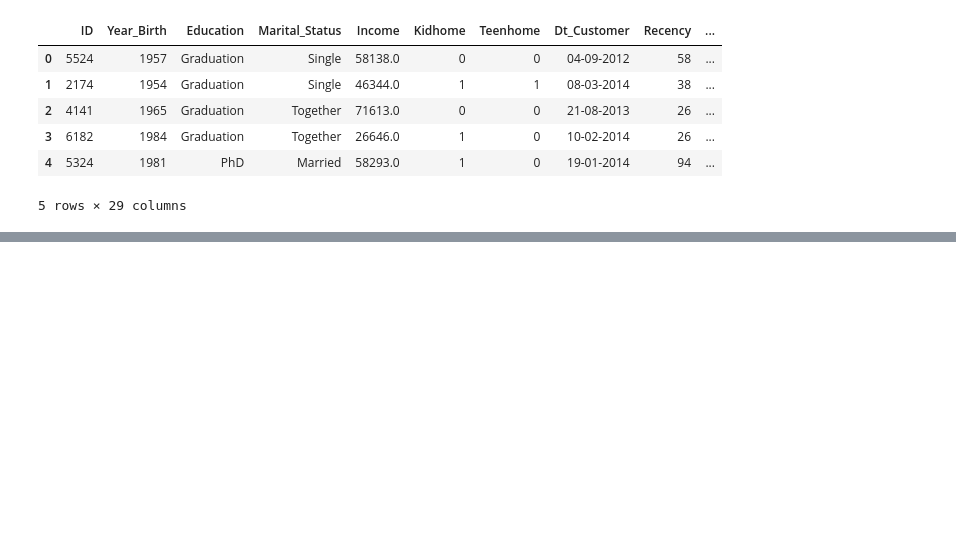
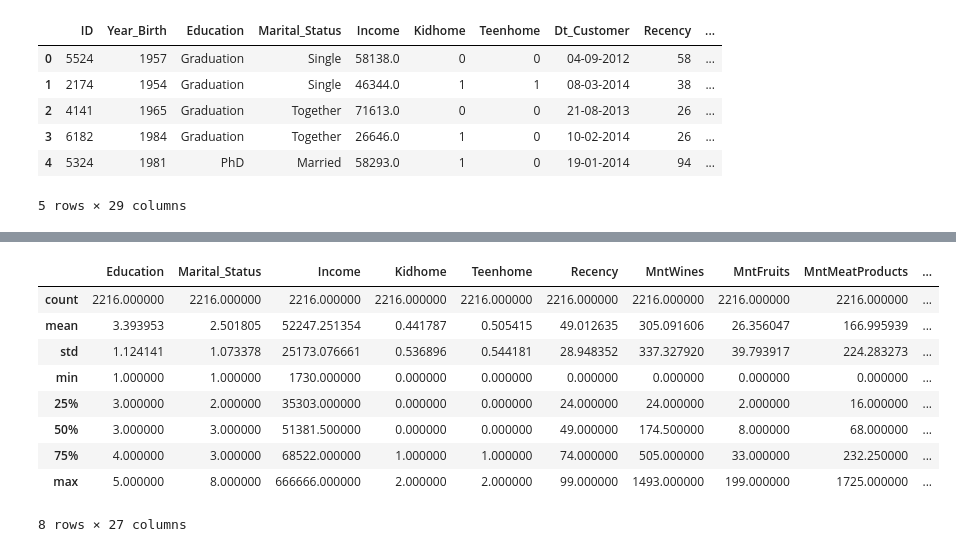
Before and after one commit to Felipepa9/MADSI, a Jupyter notebook: ENTREGA_3_||_NO_SUPERVISADO.ipynb, the cells around one changed output, grey strips where cells are left out. Saved outputs shown, nothing was run; the diff lists cells and outputs as text; code cells hidden in the pictures; blank space fills up the shorter version.

```diff
--- a/ENTREGA_3_||_NO_SUPERVISADO.ipynb
+++ b/ENTREGA_3_||_NO_SUPERVISADO.ipynb
@@ -20,0 +89,5 @@ data.head()
+# %%
+# Calcular la edad de cada usuario y eliminar la columna Year_Birth
+data['Age'] = 2024 - data['Year_Birth']
+# %%
+data.drop(columns=['Year_Birth'], inplace=True)
@@ -20,0 +99,4 @@ data.head()
+# %%
+# Remplazar los valores objeto a numericos
+education_dictionary = {'Graduation': 3, 'PhD': 5, 'Master': 4, 'Basic': 2, '2n Cycle': 1}
+data['Education'] = data['Education'].map(education_dictionary)
@@ -20,0 +109,4 @@ data.head()
+# %%
+Marital_Status_dictionary = {'Single': 1, 'Together': 2, 'Married': 3, 'Divorced': 4, 'Widow': 5,
+                        'Alone': 6, 'Absurd': 7, 'YOLO': 8}
+data['Marital_Status'] = data['Marital_Status'].map(Marital_Status_dictionary)
@@ -20,0 +123,13 @@ data.head()
+# %%
+data.describe()
+# %% [output]
+|  | Education | Marital_Status | Income | Kidhome | Teenhome | Recency | MntWines | MntFruits | MntMeatProducts | ... |
+| count | 2216.000000 | 2216.000000 | 2216.000000 | 2216.000000 | 2216.000000 | 2216.000000 | 2216.000000 | 2216.000000 | 2216.000000 | ... |
+| mean | 3.393953 | 2.501805 | 52247.251354 | 0.441787 | 0.505415 | 49.012635 | 305.091606 | 26.356047 | 166.995939 | ... |
+| std | 1.124141 | 1.073378 | 25173.076661 | 0.536896 | 0.544181 | 28.948352 | 337.327920 | 39.793917 | 224.283273 | ... |
+| min | 1.000000 | 1.000000 | 1730.000000 | 0.000000 | 0.000000 | 0.000000 | 0.000000 | 0.000000 | 0.000000 | ... |
+| 25% | 3.000000 | 2.000000 | 35303.000000 | 0.000000 | 0.000000 | 24.000000 | 24.000000 | 2.000000 | 16.000000 | ... |
+| 50% | 3.000000 | 3.000000 | 51381.500000 | 0.000000 | 0.000000 | 49.000000 | 174.500000 | 8.000000 | 68.000000 | ... |
+| 75% | 4.000000 | 3.000000 | 68522.000000 | 1.000000 | 1.000000 | 74.000000 | 505.000000 | 33.000000 | 232.250000 | ... |
+| max | 5.000000 | 8.000000 | 666666.000000 | 2.000000 | 2.000000 | 99.000000 | 1493.000000 | 199.000000 | 1725.000000 | ... |
+8 rows × 27 columns
```
Also changed, not shown: parts of 9 cells of this notebook.
